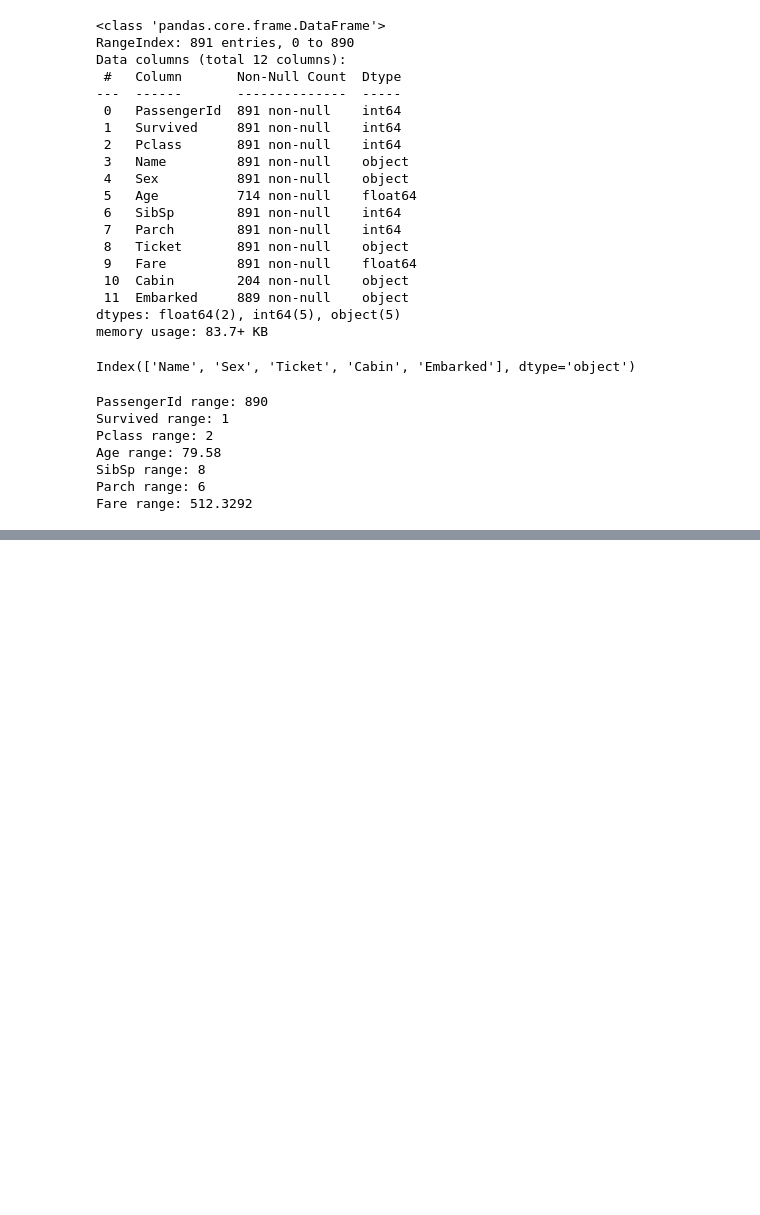
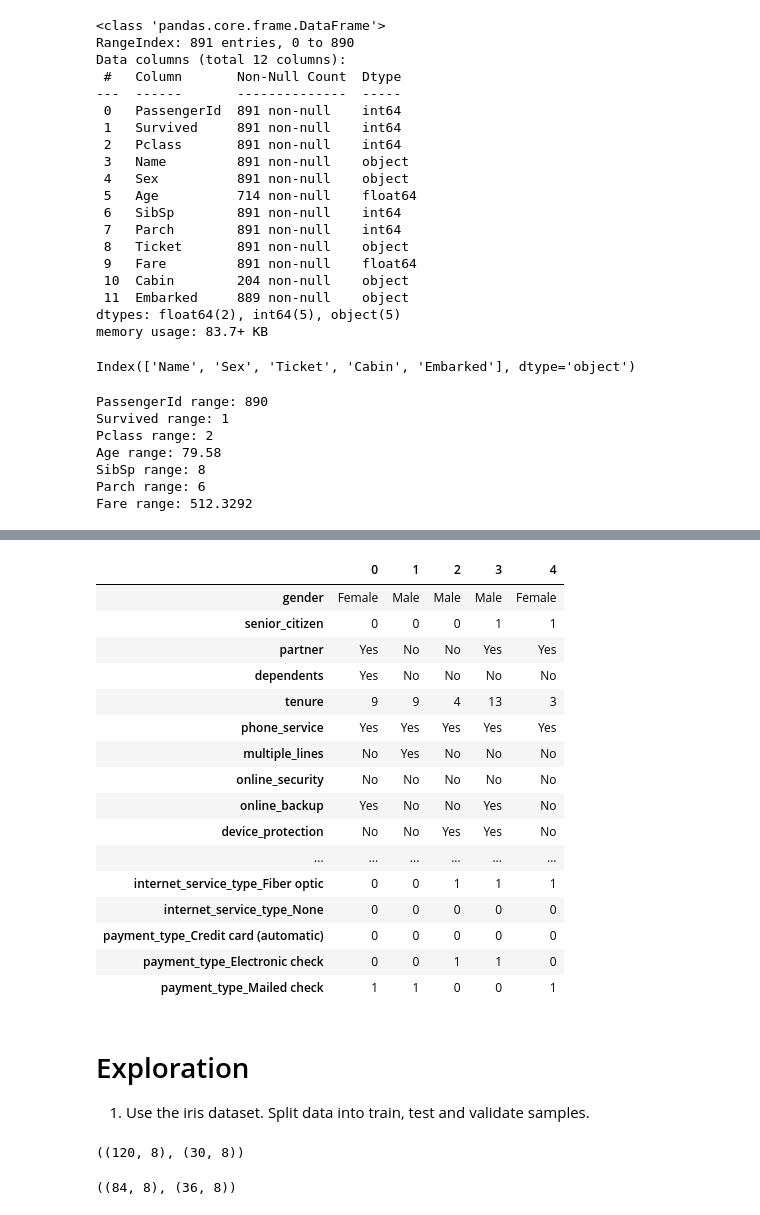
Before and after one commit to rob-casey/classification-exercises, a Jupyter notebook: classification_exercises.ipynb, the cells around one changed output, grey strips where cells are left out. Drawn from its saved outputs; the diff is of its cells as text; code cells hidden in the pictures; blank space fills up the shorter version.

```diff
--- a/classification_exercises.ipynb
+++ b/classification_exercises.ipynb
@@ -237,0 +722,24 @@ Fare range: 512.3292
+# %%
+telco_prepared = prep.prep_telco(acquire.get_telco_data())
+telco_prepared.head().T
+# %% [output]
+|  | 0 | 1 | 2 | 3 | 4 |
+| gender | Female | Male | Male | Male | Female |
+| senior_citizen | 0 | 0 | 0 | 1 | 1 |
+| partner | Yes | No | No | Yes | Yes |
+| dependents | Yes | No | No | No | No |
+| tenure | 9 | 9 | 4 | 13 | 3 |
+| phone_service | Yes | Yes | Yes | Yes | Yes |
+| multiple_lines | No | Yes | No | No | No |
+| online_security | No | No | No | No | No |
+| online_backup | Yes | No | No | Yes | No |
+| device_protection | No | No | Yes | Yes | No |
+| ... | ... | ... | ... | ... | ... |
+| internet_service_type_Fiber optic | 0 | 0 | 1 | 1 | 1 |
+| internet_service_type_None | 0 | 0 | 0 | 0 | 0 |
+| payment_type_Credit card (automatic) | 0 | 0 | 0 | 0 | 0 |
+| payment_type_Electronic check | 0 | 0 | 1 | 1 | 0 |
+| payment_type_Mailed check | 1 | 1 | 0 | 0 | 1 |
+# %% [markdown]
+# Exploration
+1. Use the iris dataset. Split data into train, test and validate samples.
@@ -237,0 +748,14 @@ Fare range: 512.3292
+# %%
+train_validate, test = train_test_split(iris, test_size=.2,
+                                       random_state=123,
+                                       stratify=iris.species)
+train_validate.shape, test.shape
+# %% [output]
+((120, 8), (30, 8))
+# %%
+train, validate = train_test_split(train_validate, test_size=.3,
+                                   random_state=123,
+                                   stratify=train_validate.species)
+train.shape, validate.shape
+# %% [output]
+((84, 8), (36, 8))
```
Also changed, not shown: parts of 55 cells of this notebook.
